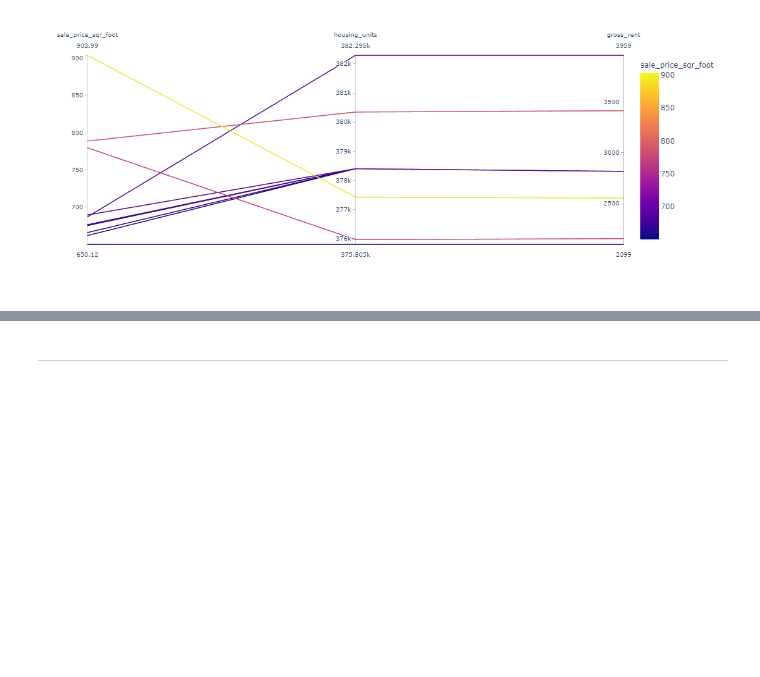
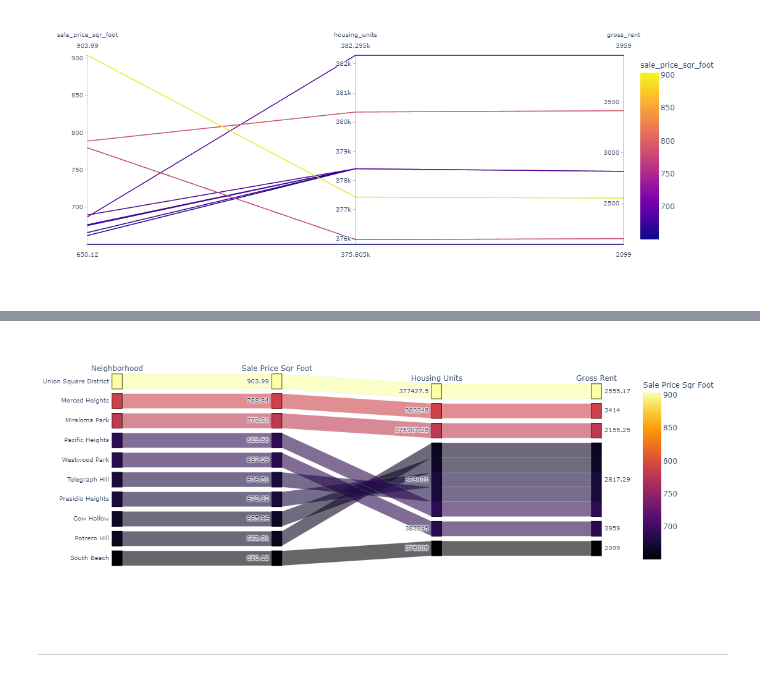
Before and after one commit to Caresir/Pyviz_Investment_Market, a Jupyter notebook: Code/rental_analysis.ipynb, the cells around one changed output, grey strips where cells are left out. Saved outputs shown, nothing was run; the diff lists cells and outputs as text; code cells hidden in the pictures; blank space fills up the shorter version.

```diff
--- a/Code/rental_analysis.ipynb
+++ b/Code/rental_analysis.ipynb
@@ -184,3 +179,19 @@ px.parallel_coordinates(rounded_top_10, color='sale_price_sqr_foot')
+# %%
+# Parallel Categories Plot
+px.parallel_categories(
+    rounded_top_10,
+    dimensions=['neighborhood', 'sale_price_sqr_foot', 'housing_units', 'gross_rent'],
+    color='sale_price_sqr_foot',
+    color_continuous_scale=px.colors.sequential.Inferno,
+    labels={
+        'neighborhood': 'Neighborhood',
+        'sale_price_sqr_foot': 'Sale Price Sqr Foot',
+        'housing_units': 'Housing Units',
+        'gross_rent': 'Gross Rent'
+    },
+)
+# %% [output]
+[figure, added]
 # %% [markdown]
 - - -
 # %% [markdown]
```
Also changed, not shown: parts of 2 cells of this notebook.
